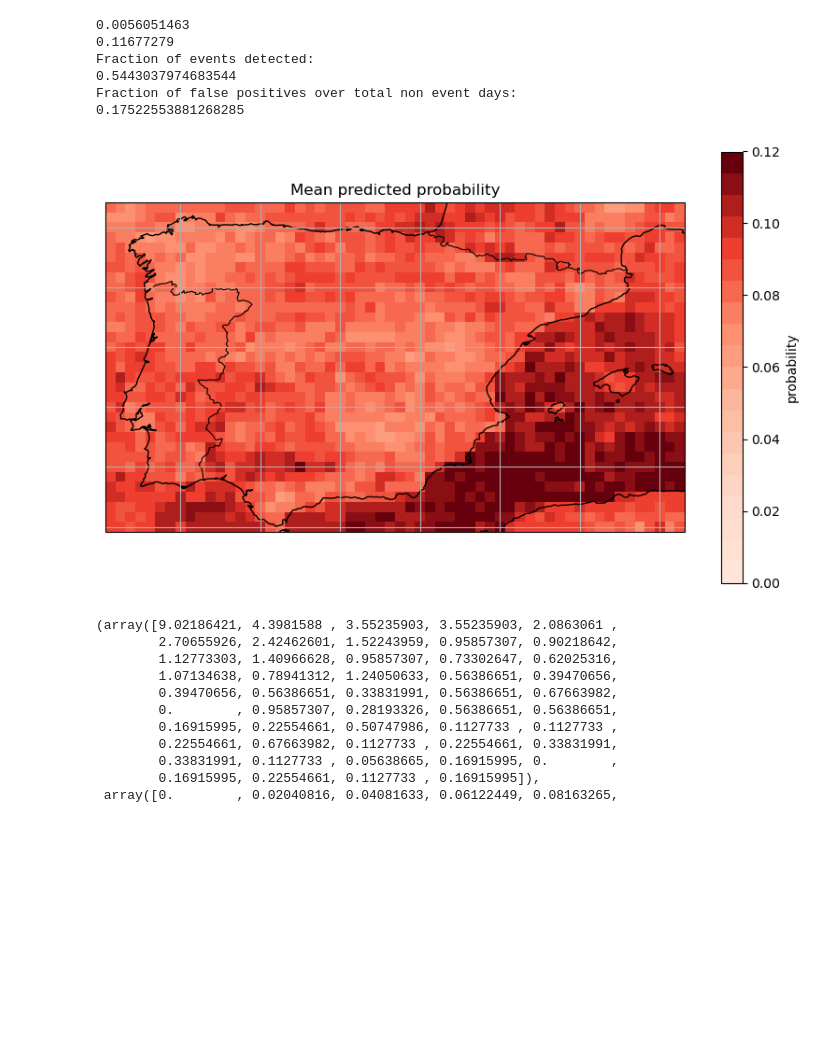
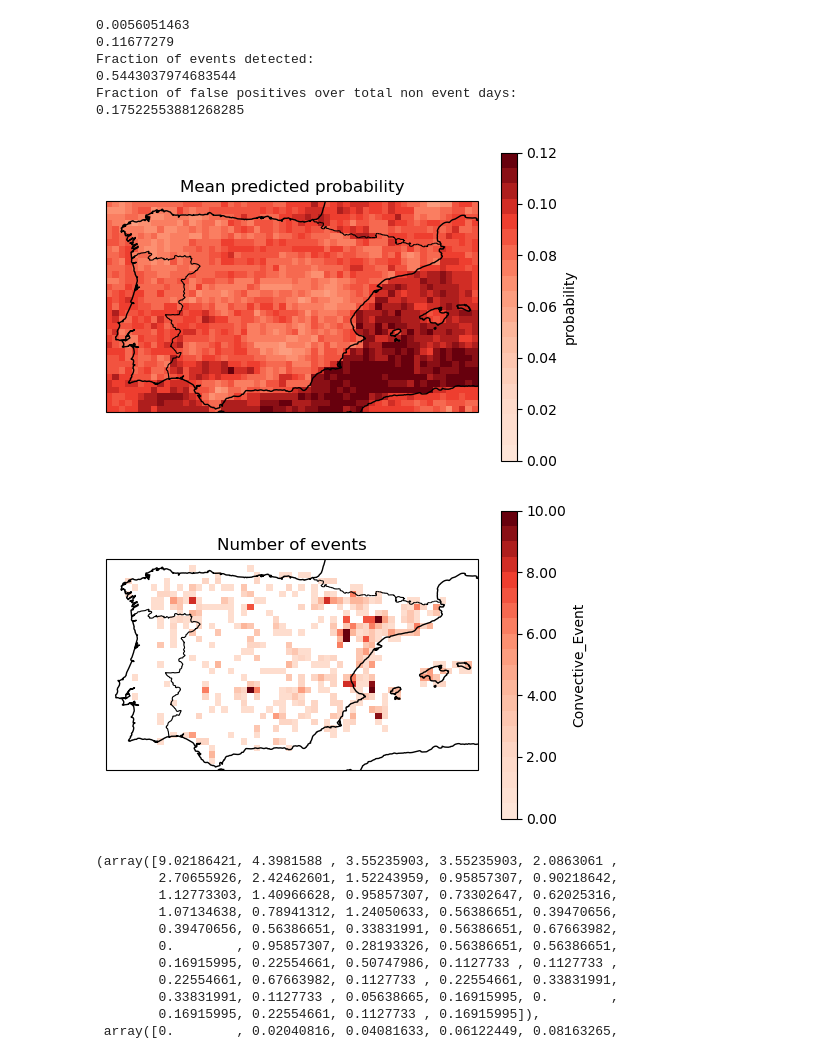
Before and after one commit to albertosanma/KOIOS, a Jupyter notebook: dev/KOIOS_meeting_20240226/UNDP_v0_IP_plotting.ipynb, the cells around one changed output. Saved outputs shown, nothing was run; the diff lists cells and outputs as text; code cells hidden in the pictures; blank space fills up the shorter version.

```diff
--- a/dev/KOIOS_meeting_20240226/UNDP_v0_IP_plotting.ipynb
+++ b/dev/KOIOS_meeting_20240226/UNDP_v0_IP_plotting.ipynb
@@ -117,14 +117,24 @@ Fraction of false positives over total non event days:
 # %%
 variable = "probability"
 location="Iberian Peninsula"
 
 data_mean,data_max, data_median, data_sum=average_data(data_ip,variable)
-fig1,ax1, data=visualise_data(data_mean,"Mean predicted probability",variable,cmap_steps=20,vmin=0.0,vmax=0.12,binary=False,figsize=(10,6))
+fig1,ax1, data=visualise_data(data_mean,"Mean predicted probability",variable,cmap_steps=20,vmin=0.0,vmax=0.12,binary=False,figsize=(6,4))
 #fig1,ax1=add_US_features(fig1,ax1)
 #plt.savefig("outputs/1.png",dpi=300,bbox_inches="tight")
 #images.append("outputs/1.png")
+
+variable = "Convective_Event"
+location="Iberian Peninsula"
+
+data_mean,data_max, data_median, data_sum=average_data(data_ip,variable)
+fig1,ax1, data=visualise_data(data_sum,"Number of events",variable,cmap_steps=20,vmin=0.0,vmax=10,binary=False,figsize=(6,4))
+#fig1,ax1=add_US_features(fig1,ax1)
+#plt.savefig("outputs/1.png",dpi=300,bbox_inches="tight")
+#images.append("outputs/1.png")
 # %% [output]
-[figure, old version]
+[figure, new version]
+[figure, added]
 # %%
 bins=np.linspace(0,1,50)
 plt.hist(data_ip_0["probability"],bins=bins,density=True,alpha=0.5)
```
Also changed, not shown: parts of 15 cells of this notebook, 2 other files.
